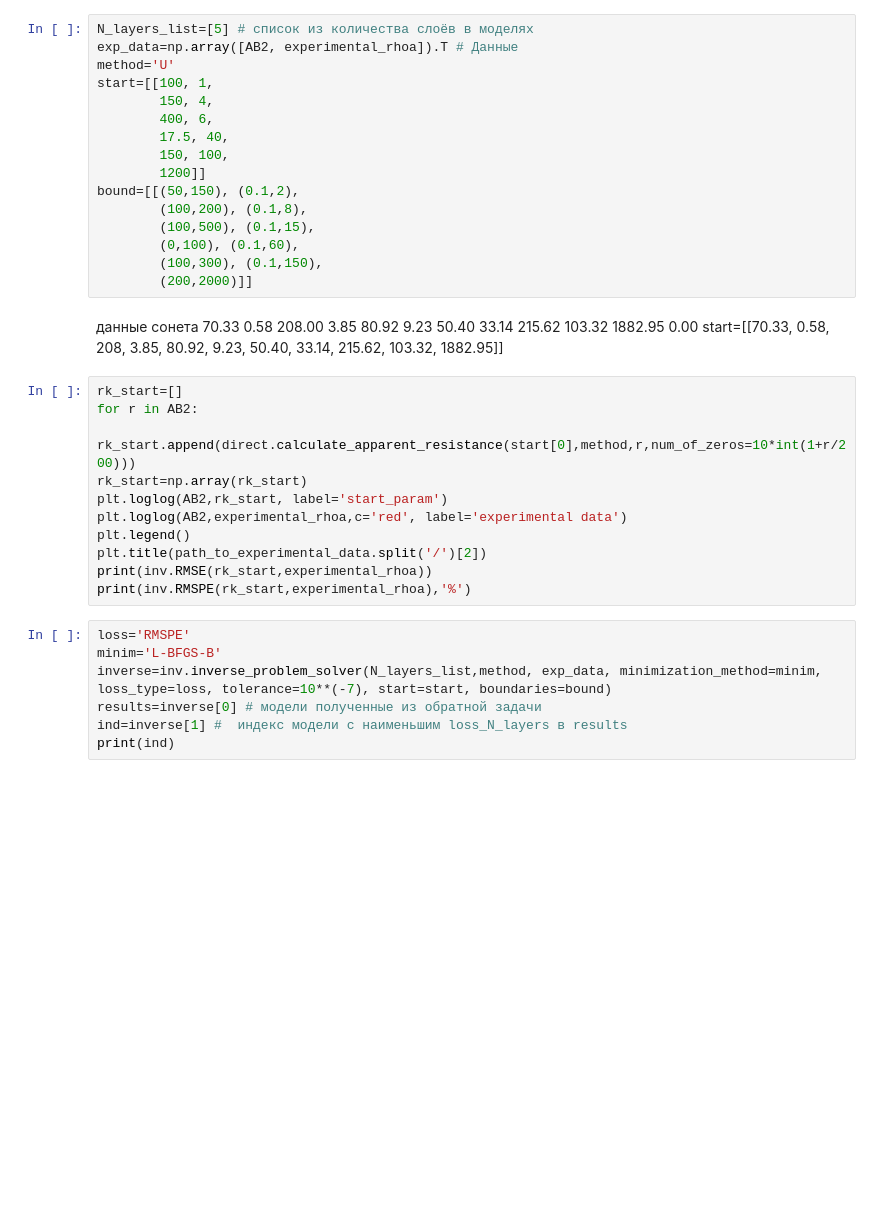
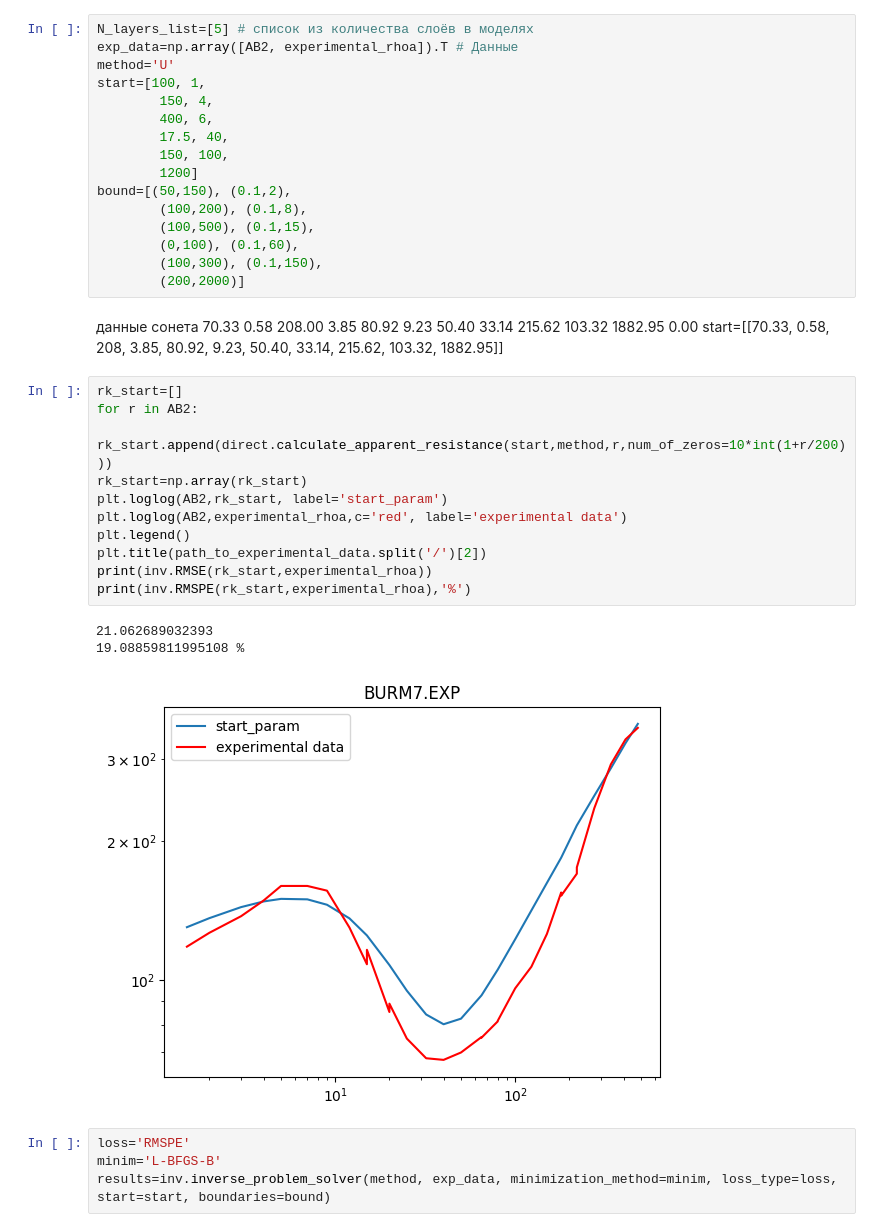
Before and after one commit to arty0mkha/electrical-prospecting, a Jupyter notebook: inverse_example.ipynb, the cells around one changed output. Cells and saved outputs as stored; diff of their text form; blank space fills up the shorter version.

```diff
--- a/inverse_example.ipynb
+++ b/inverse_example.ipynb
@@ -20,18 +26,18 @@ plt.legend()
 N_layers_list=[5] # список из количества слоёв в моделях
 exp_data=np.array([AB2, experimental_rhoa]).T # Данные
 method='U'
-start=[[100, 1,
+start=[100, 1,
         150, 4,
         400, 6,
         17.5, 40,
         150, 100,
-        1200]]
-bound=[[(50,150), (0.1,2),
+        1200]
+bound=[(50,150), (0.1,2),
         (100,200), (0.1,8),
         (100,500), (0.1,15),
         (0,100), (0.1,60),
         (100,300), (0.1,150),
-        (200,2000)]]
+        (200,2000)]
 # %% [markdown]
 данные сонета
     70.33     0.58
@@ -44,20 +50,21 @@ start=[[70.33, 0.58, 208, 3.85, 80.92, 9.23, 50.40, 33.14, 215.62, 103.32, 1882.
 # %%
 rk_start=[]
 for r in AB2:
-    rk_start.append(direct.calculate_apparent_resistance(start[0],method,r,num_of_zeros=10*int(1+r/200)))
+    rk_start.append(direct.calculate_apparent_resistance(start,method,r,num_of_zeros=10*int(1+r/200)))
 rk_start=np.array(rk_start)
 plt.loglog(AB2,rk_start, label='start_param')
 plt.loglog(AB2,experimental_rhoa,c='red', label='experimental data')
 plt.legend()
 plt.title(path_to_experimental_data.split('/')[2])
 print(inv.RMSE(rk_start,experimental_rhoa))
 print(inv.RMSPE(rk_start,experimental_rhoa),'%')
+# %% [output]
+21.062689032393
+19.08859811995108 %
+[figure, added]
 # %%
 loss='RMSPE'
 minim='L-BFGS-B'
-inverse=inv.inverse_problem_solver(N_layers_list,method, exp_data, minimization_method=minim, loss_type=loss, tolerance=10**(-7), start=start, boundaries=bound)
-results=inverse[0] # модели полученные из обратной задачи
-ind=inverse[1] #  индекс модели с наименьшим loss_N_layers в results
-print(ind)
+results=inv.inverse_problem_solver(method, exp_data, minimization_method=minim, loss_type=loss, start=start, boundaries=bound)
 # %%
 #Вывод количества слоёв в модели, её параметров и полученной ошибки
```
Also changed, not shown: parts of 6 cells of this notebook, 3 other files.
